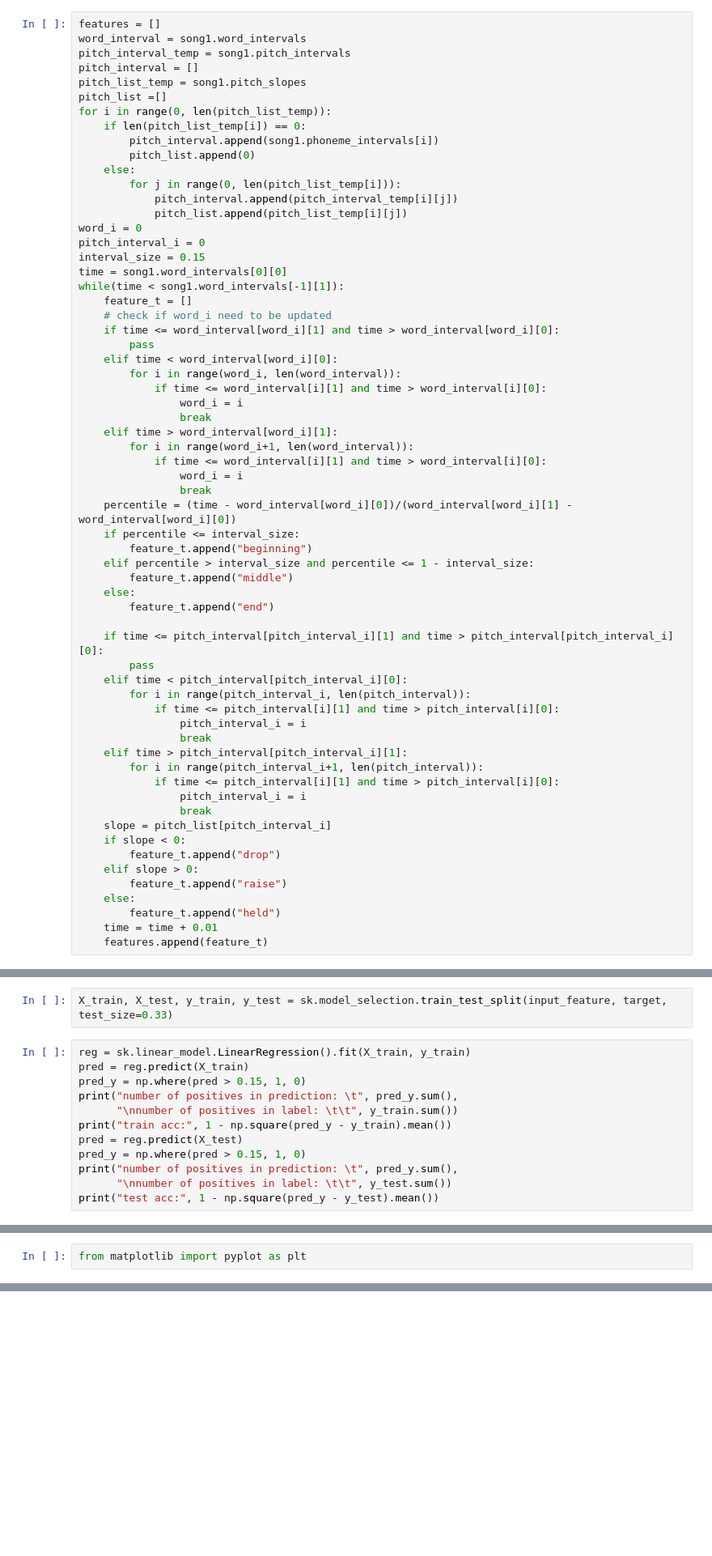
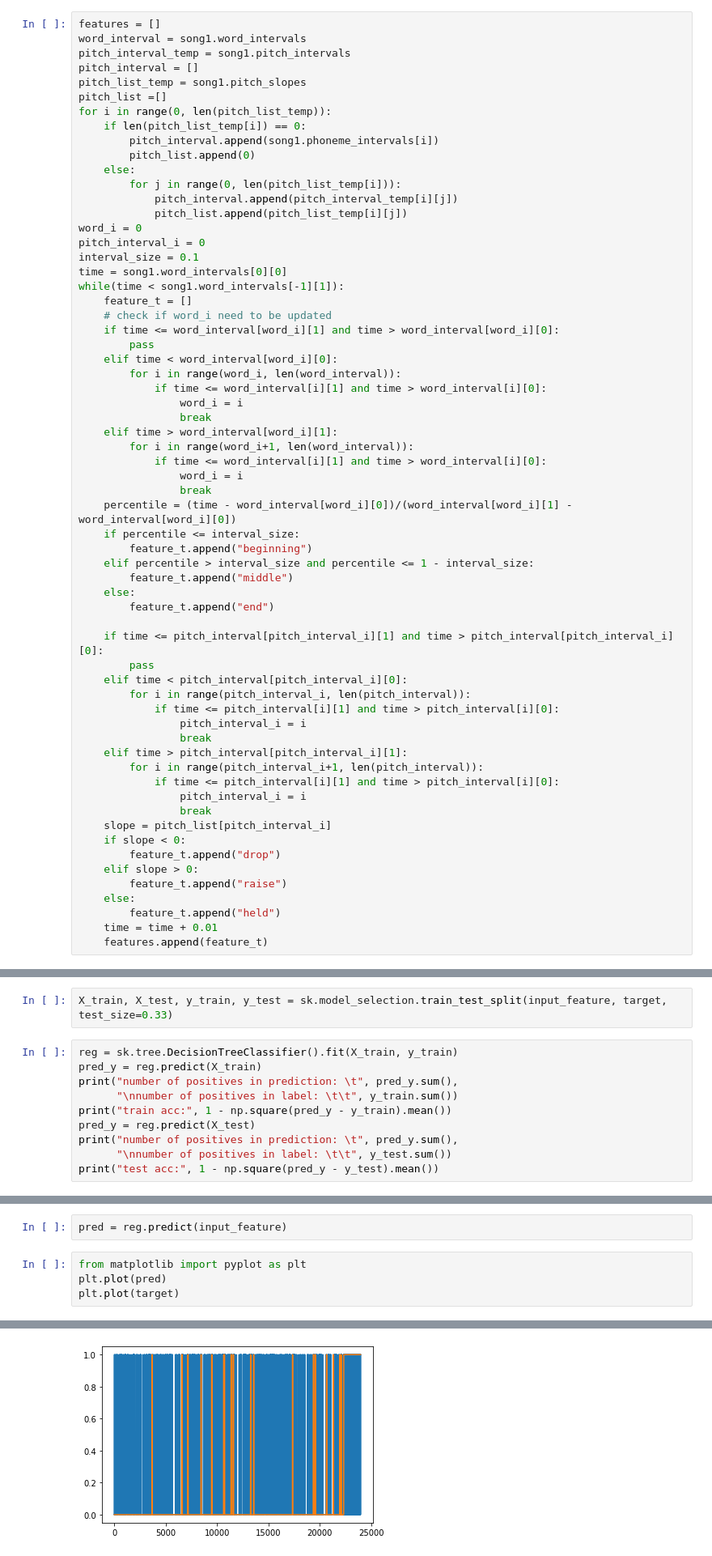
Before and after one commit to EvanSamaa/jali_sing, a Jupyter notebook: Learning about brow and eyes.ipynb, the cells around one changed output, grey strips where cells are left out. Shown at 81% size. Saved outputs shown, nothing was run; the diff lists cells and outputs as text; blank space fills up the shorter version.

```diff
--- a/Learning about brow and eyes.ipynb
+++ b/Learning about brow and eyes.ipynb
@@ -220,7 +219,7 @@ for i in range(0, len(pitch_list_temp)):
             pitch_list.append(pitch_list_temp[i][j])
 word_i = 0
 pitch_interval_i = 0
-interval_size = 0.15
+interval_size = 0.1
 time = song1.word_intervals[0][0]
 while(time < song1.word_intervals[-1][1]):
     feature_t = []
@@ -384,14 +383,12 @@ target = np.array(target)
 # %%
 X_train, X_test, y_train, y_test = sk.model_selection.train_test_split(input_feature, target, test_size=0.33)
 # %%
-reg = sk.linear_model.LinearRegression().fit(X_train, y_train)
-pred = reg.predict(X_train)
-pred_y = np.where(pred > 0.15, 1, 0)
+reg = sk.tree.DecisionTreeClassifier().fit(X_train, y_train)
+pred_y = reg.predict(X_train)
 print("number of positives in prediction: \t", pred_y.sum(),
       "\nnumber of positives in label: \t\t", y_train.sum())
 print("train acc:", 1 - np.square(pred_y - y_train).mean())
-pred = reg.predict(X_test)
-pred_y = np.where(pred > 0.15, 1, 0)
+pred_y = reg.predict(X_test)
 print("number of positives in prediction: \t", pred_y.sum(),
       "\nnumber of positives in label: \t\t", y_test.sum())
 print("test acc:", 1 - np.square(pred_y - y_test).mean())
@@ -405,3 +402,7 @@ test acc: 0.8998988877654196
+# %%
+pred = reg.predict(input_feature)
 # %%
 from matplotlib import pyplot as plt
+plt.plot(pred)
+plt.plot(target)
 # %% [output]
@@ -408,0 +410 @@ from matplotlib import pyplot as plt
+[figure, added]
```
Also changed, not shown: parts of 5 cells of this notebook, 2 other files.
